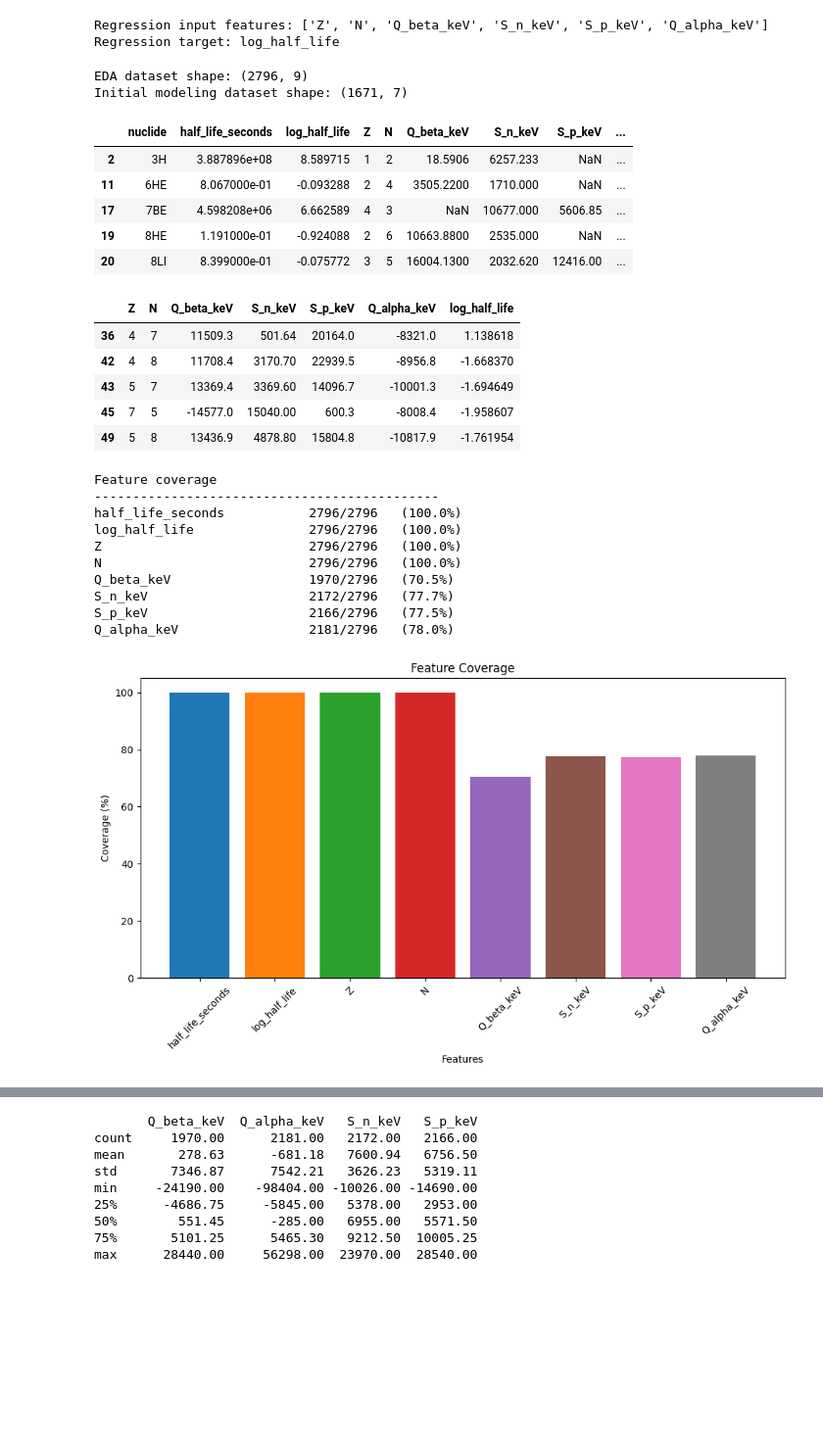
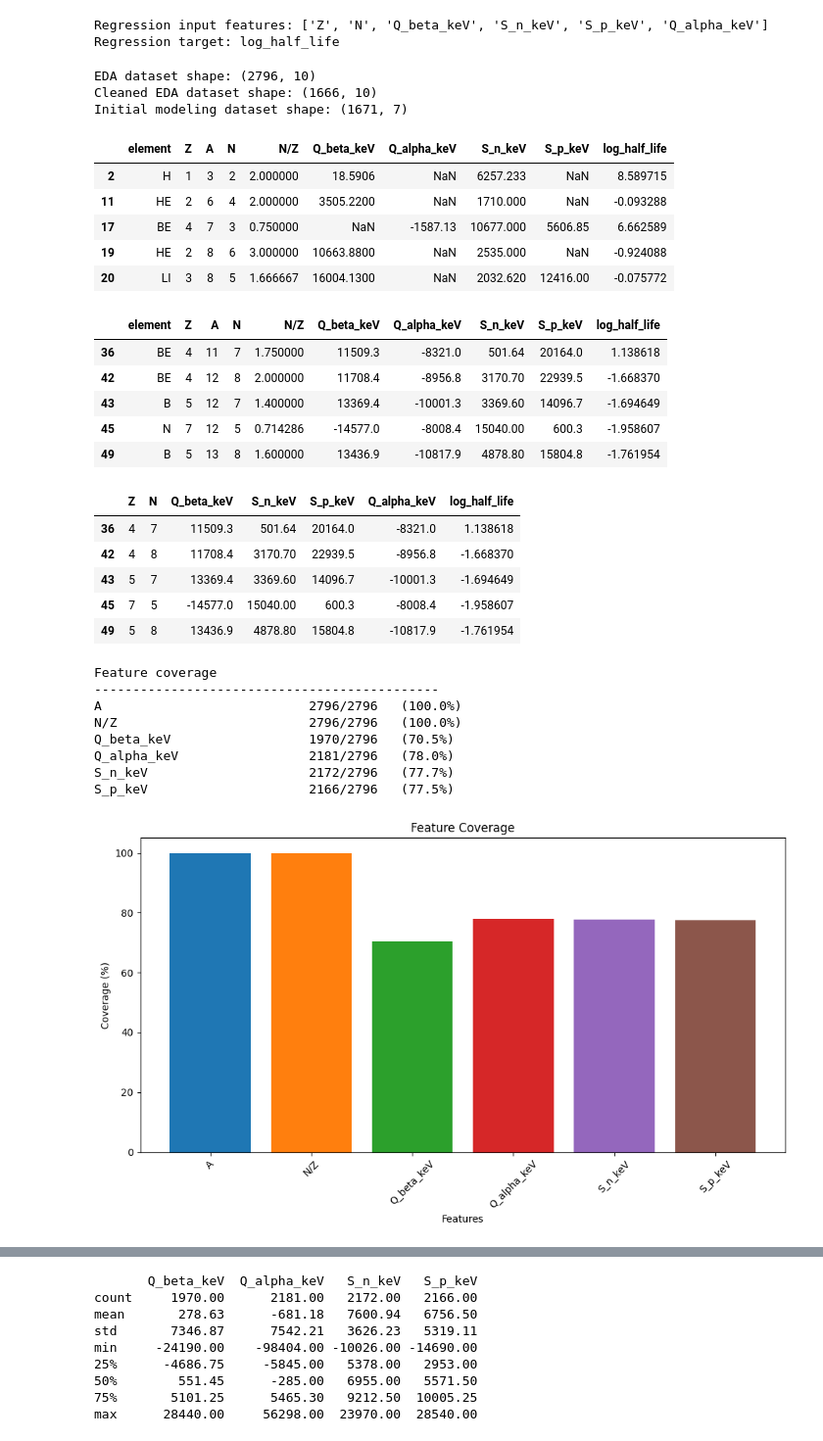
Before and after one commit to BrandonL08/Nuclear-Half-Life-Prediction-CHE1147-Term-Project, a Jupyter notebook: 01_data_cleaning.ipynb, the cells around one changed output, grey strips where cells are left out. Shown at 98% size. Cells and saved outputs as stored; diff of their text form; code cells hidden in the pictures; blank space fills up the shorter version.

```diff
--- a/01_data_cleaning.ipynb
+++ b/01_data_cleaning.ipynb
@@ -70,7 +70,7 @@ print("Zero or negative half-life values:",
       (reg_df["half_life_seconds"] <= 0).sum())
 
 reg_df["log_half_life"] = np.log10(reg_df["half_life_seconds"])
-reg_df["N_Z_ratio"] = reg_df["N"] / reg_df["Z"]
+reg_df["N/Z"] = reg_df["N"] / reg_df["Z"]
 
 display(
     reg_df[
@@ -220,18 +220,13 @@ Regression target: log_half_life
 # This complete-case dataset is only a baseline and may be revised after EDA
 # depending on missing-data patterns and feature relationships.
 
-# Dataset for exploratory data analysis
-eda_df = reg_df[
-    ["nuclide", "half_life_seconds", "log_half_life"] + features
-].copy()
-
-# Complete-case dataset with the columns requested for EDA
+# Columns requested for EDA
 eda_columns = [
     "element",
     "Z",
     "A",
     "N",
-    "N_Z_ratio",
+    "N/Z",
     "Q_beta_keV",
     "Q_alpha_keV",
     "S_n_keV",
@@ -239,7 +234,11 @@ eda_columns = [
     "log_half_life"
 ]
 
-cleaned_eda_df = reg_df[eda_columns].dropna().copy()
+# All finite half-life nuclides, including rows with missing feature values
+eda_df = reg_df[eda_columns].copy()
+
+# Complete-case dataset requested for downstream EDA
+cleaned_eda_df = eda_df.dropna().copy()
 
 # Initial complete-case dataset for regression modeling
 model_df = reg_df.dropna(subset=features)[
@@ -254,32 +253,37 @@ display(eda_df.head())
 display(cleaned_eda_df.head())
 display(model_df.head())
 # %% [output]
-EDA dataset shape: (2796, 9)
+EDA dataset shape: (2796, 10)
+Cleaned EDA dataset shape: (1666, 10)
 Initial modeling dataset shape: (1671, 7)
-|  | nuclide | half_life_seconds | log_half_life | Z | N | Q_beta_keV | S_n_keV | S_p_keV | ... |
-| 2 | 3H | 3.887896e+08 | 8.589715 | 1 | 2 | 18.5906 | 6257.233 | NaN | ... |
-| 11 | 6HE | 8.067000e-01 | -0.093288 | 2 | 4 | 3505.2200 | 1710.000 | NaN | ... |
-| 17 | 7BE | 4.598208e+06 | 6.662589 | 4 | 3 | NaN | 10677.000 | 5606.85 | ... |
-| 19 | 8HE | 1.191000e-01 | -0.924088 | 2 | 6 | 10663.8800 | 2535.000 | NaN | ... |
-| 20 | 8LI | 8.399000e-01 | -0.075772 | 3 | 5 | 16004.1300 | 2032.620 | 12416.00 | ... |
+|  | element | Z | A | N | N/Z | Q_beta_keV | Q_alpha_keV | S_n_keV | S_p_keV | log_half_life |
+| 2 | H | 1 | 3 | 2 | 2.000000 | 18.5906 | NaN | 6257.233 | NaN | 8.589715 |
+| 11 | HE | 2 | 6 | 4 | 2.000000 | 3505.2200 | NaN | 1710.000 | NaN | -0.093288 |
+| 17 | BE | 4 | 7 | 3 | 0.750000 | NaN | -1587.13 | 10677.000 | 5606.85 | 6.662589 |
+| 19 | HE | 2 | 8 | 6 | 3.000000 | 10663.8800 | NaN | 2535.000 | NaN | -0.924088 |
+| 20 | LI | 3 | 8 | 5 | 1.666667 | 16004.1300 | NaN | 2032.620 | 12416.00 | -0.075772 |
-|  | Z | N | Q_beta_keV | S_n_keV | S_p_keV | Q_alpha_keV | log_half_life |
-| 36 | 4 | 7 | 11509.3 | 501.64 | 20164.0 | -8321.0 | 1.138618 |
-| 42 | 4 | 8 | 11708.4 | 3170.70 | 22939.5 | -8956.8 | -1.668370 |
-| 43 | 5 | 7 | 13369.4 | 3369.60 | 14096.7 | -10001.3 | -1.694649 |
-| 45 | 7 | 5 | -14577.0 | 15040.00 | 600.3 | -8008.4 | -1.958607 |
-| 49 | 5 | 8 | 13436.9 | 4878.80 | 15804.8 | -10817.9 | -1.761954 |
+|  | element | Z | A | N | N/Z | Q_beta_keV | Q_alpha_keV | S_n_keV | S_p_keV | log_half_life |
+| 36 | BE | 4 | 11 | 7 | 1.750000 | 11509.3 | -8321.0 | 501.64 | 20164.0 | 1.138618 |
+| 42 | BE | 4 | 12 | 8 | 2.000000 | 11708.4 | -8956.8 | 3170.70 | 22939.5 | -1.668370 |
+| 43 | B | 5 | 12 | 7 | 1.400000 | 13369.4 | -10001.3 | 3369.60 | 14096.7 | -1.694649 |
+| 45 | N | 7 | 12 | 5 | 0.714286 | -14577.0 | -8008.4 | 15040.00 | 600.3 | -1.958607 |
+| 49 | B | 5 | 13 | 8 | 1.600000 | 13436.9 | -10817.9 | 4878.80 | 15804.8 | -1.761954 |
+|  | Z | N | Q_beta_keV | S_n_keV | S_p_keV | Q_alpha_keV | log_half_life |
+| 36 | 4 | 7 | 11509.3 | 501.64 | 20164.0 | -8321.0 | 1.138618 |
+| 42 | 4 | 8 | 11708.4 | 3170.70 | 22939.5 | -8956.8 | -1.668370 |
+| 43 | 5 | 7 | 13369.4 | 3369.60 | 14096.7 | -10001.3 | -1.694649 |
+| 45 | 7 | 5 | -14577.0 | 15040.00 | 600.3 | -8008.4 | -1.958607 |
+| 49 | 5 | 8 | 13436.9 | 4878.80 | 15804.8 | -10817.9 | -1.761954 |
 # %%
 # Check feature coverage for ##eda_df.head() which constains all 2,796 finite half-life nuclides, including those with missing values in the candidate features.
 
 features = [
-    "half_life_seconds",
-    "log_half_life",
-    "Z",
-    "N",
+    "A",
+    "N/Z",
     "Q_beta_keV",
+    "Q_alpha_keV",
     "S_n_keV",
-    "S_p_keV",
-    "Q_alpha_keV"
+    "S_p_keV"
 ]
 
 print("Feature coverage")
@@ -297,38 +301,37 @@ for feature in features:
         f"{feature:25s} "
         f"{available:6d}/{total:<6d} "
         f"({percentage:.1f}%)"
     )
 
 # Create a bar chart to visualize the coverage of each feature
 import matplotlib.pyplot as plt
 
 plt.figure(figsize=(10, 6))
 for feature in features:
     available = sum(
         eda_df[feature].notnull() & (eda_df[feature] != "")
     )
 
     total = len(eda_df)
     percentage = 100 * available / total if total else 0
 
     plt.bar(feature, percentage)
+
 plt.xlabel("Features")
 plt.ylabel("Coverage (%)")
 plt.title("Feature Coverage")
 plt.xticks(rotation=45)
 plt.tight_layout()
 plt.show()
 # %% [output]
 Feature coverage
 ---------------------------------------------
-half_life_seconds           2796/2796   (100.0%)
-log_half_life               2796/2796   (100.0%)
-Z                           2796/2796   (100.0%)
-N                           2796/2796   (100.0%)
+A                           2796/2796   (100.0%)
+N/Z                         2796/2796   (100.0%)
 Q_beta_keV                  1970/2796   (70.5%)
+Q_alpha_keV                 2181/2796   (78.0%)
 S_n_keV                     2172/2796   (77.7%)
 S_p_keV                     2166/2796   (77.5%)
-Q_alpha_keV                 2181/2796   (78.0%)
-[figure, old version]
+[figure, new version]
 # %%
 features = [
```
Also changed, not shown: parts of 2 cells of this notebook.
